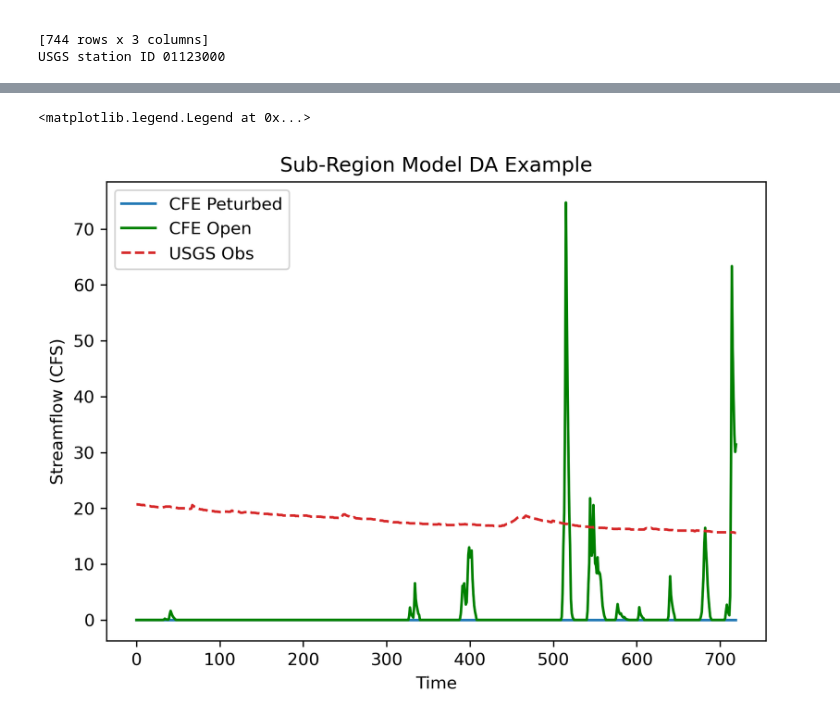
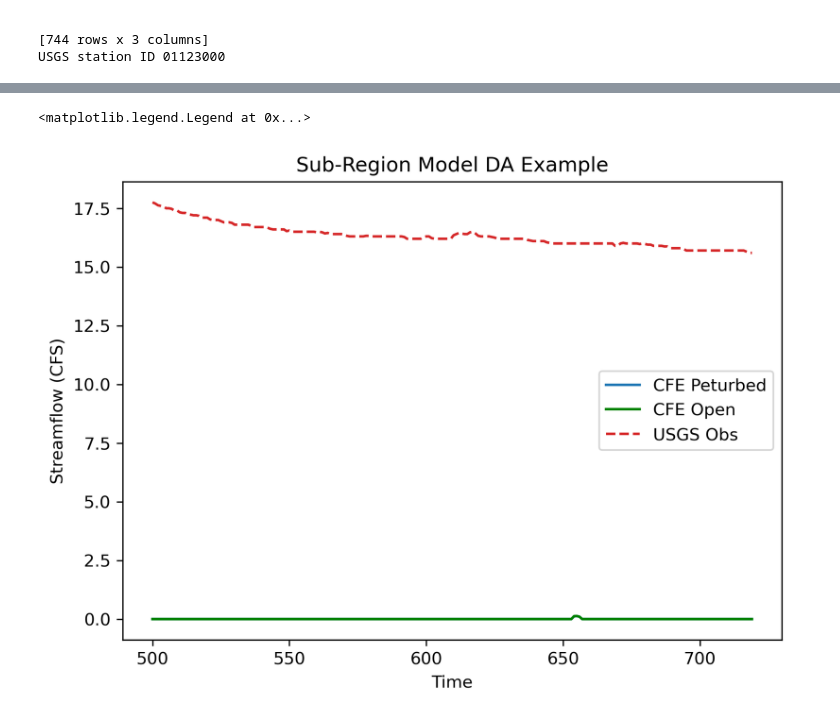
Before and after one commit to zbutler33/NextGen---The-Simulators-, a Jupyter notebook: Toy_Model/Toymodel_V2.ipynb, the cells around one changed output, grey strips where cells are left out. Cells and saved outputs as stored; diff of their text form; code cells hidden in the pictures.

```diff
--- a/Toy_Model/Toymodel_V2.ipynb
+++ b/Toy_Model/Toymodel_V2.ipynb
@@ -174,22 +172,22 @@ schaake residual: 1.4400e-13
 final gw.storage:   0.0100
     gw. residual: 0.0000e+00
 # %%
-istart_plot=0
+istart_plot=500
 iend_plot=720
 x = list(range(istart_plot, iend_plot))
 
 fig = plt.figure(figsize = (7,5), dpi=300)
 
 plt.title('Sub-Region Model DA Example')
 plt.plot(x, cfePeturbed[istart_plot:iend_plot], color = 'tab:blue', label = 'CFE Peturbed')
 plt.plot(x, cfeOpen[istart_plot:iend_plot], color = 'green', label = 'CFE Open')
 plt.plot(x, obs[istart_plot:iend_plot]*10, color = 'tab:red', linestyle='dashed', label = 'USGS Obs')
 plt.ylabel('Streamflow (CFS)')
 plt.xlabel('Time')
 plt.legend()
 # %% [output]
 <matplotlib.legend.Legend at 0x...>
-[figure, old version]
+[figure, new version]
 # %%
 # cfe_open = bmi_cfe()
 # cfe_perturbed = bmi_cfe()
```
Also changed, not shown: parts of 4 cells of this notebook, 4 other files.
